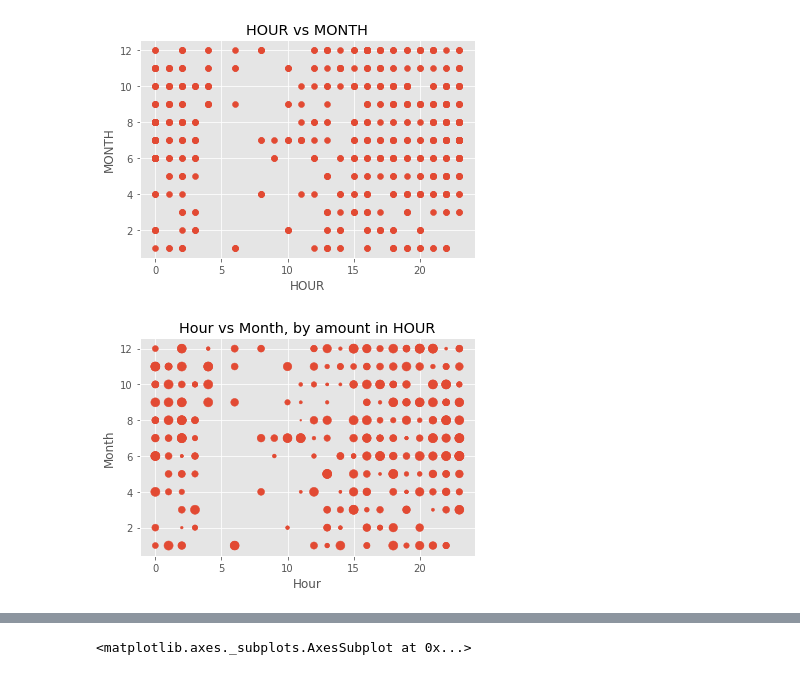
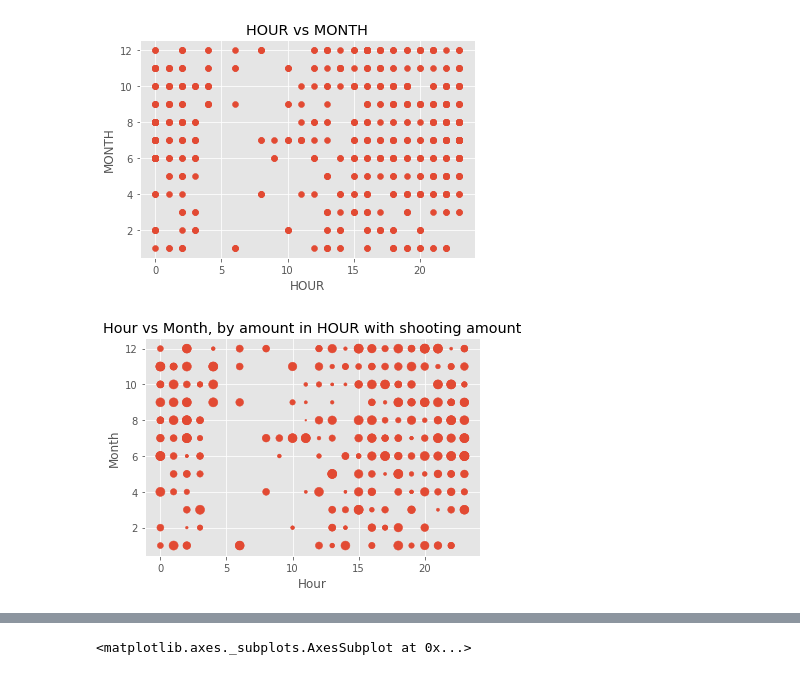
Before and after one commit to bintoll/VA-Lab-project, a Jupyter notebook: Untitled.ipynb, the cells around one changed output, grey strips where cells are left out. Drawn from its saved outputs; the diff is of its cells as text; code cells hidden in the pictures.

```diff
--- a/Untitled.ipynb
+++ b/Untitled.ipynb
@@ -306,10 +310,10 @@ plt.show()
 # %%
 # all crimes with shooting by month and hour, size and is an amount
 crime_only_shoots = crime.loc[crime['SHOOTING'] == 1]
 plt.scatter(x=crime_only_shoots['HOUR'],y=crime_only_shoots['MONTH'],s=crime_only_shoots.groupby('HOUR')['SHOOTING'].size())
 plt.xlabel('Hour')
 plt.ylabel('Month')
-plt.title('Hour vs Month, by amount in HOUR')
+plt.title('Hour vs Month, by amount in HOUR with shooting amount')
 plt.show()
 # %% [output]
-[figure, old version]
+[figure, new version]
```
Also changed, not shown: parts of 9 cells of this notebook.
